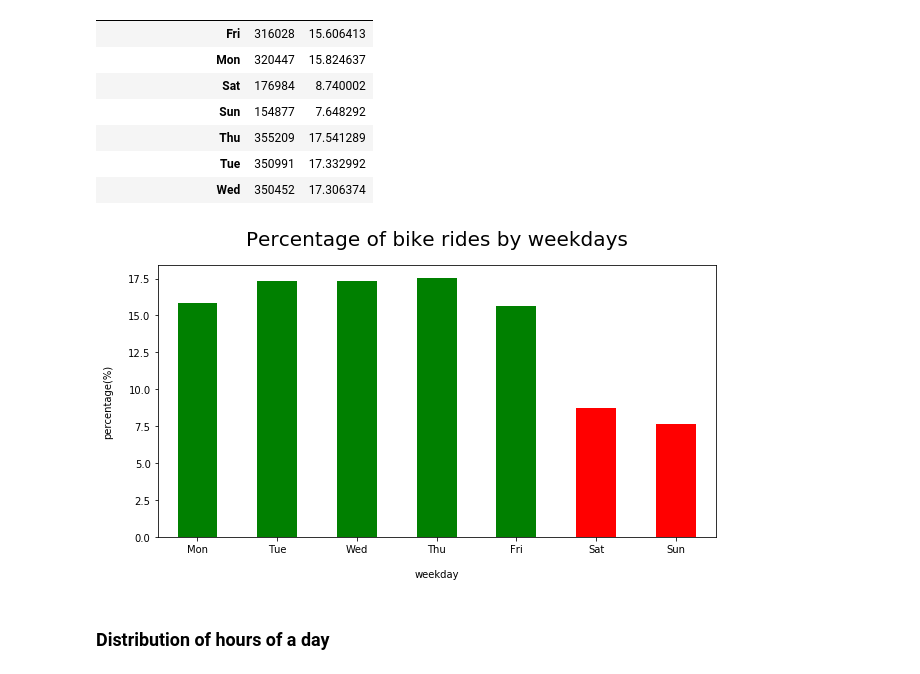
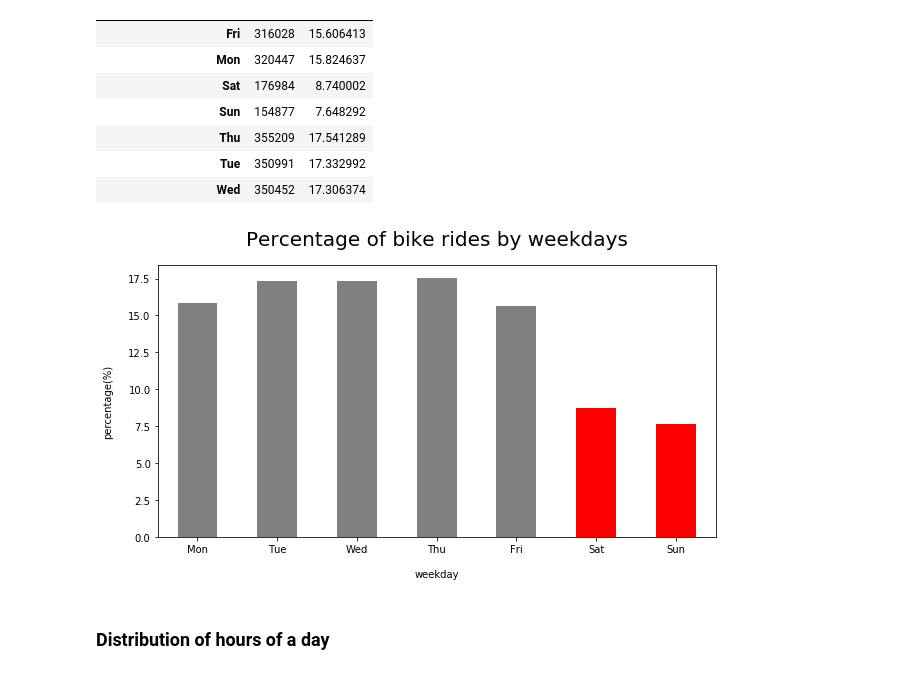
Before and after one commit to ponggolin/Communicate-Data-Findings, a Jupyter notebook: Exploration_Ford_GoBike.ipynb, the cells around one changed output. Drawn from its saved outputs; the diff is of its cells as text; code cells hidden in the pictures.

```diff
--- a/Exploration_Ford_GoBike.ipynb
+++ b/Exploration_Ford_GoBike.ipynb
@@ -411,14 +411,14 @@ trip_by_weekday_df
 weekday_index = ['Mon', 'Tue', 'Wed', 'Thu', 'Fri', 'Sat', 'Sun']
 # %%
 # Create a barchart based on different weekday.
-weekday_color = ['green', 'green', 'green', 'green', 'green', 'red', 'red'] # Show the weekend as red color.
+weekday_color = ['grey', 'grey', 'grey', 'grey', 'grey', 'red', 'red'] # Show the weekend as red color.
 trip_by_weekday_df.reindex(weekday_index)['perc'].plot(kind='bar', color=weekday_color, figsize=(10,5))
 plt.title('Percentage of bike rides by weekdays', fontsize=20, y=1.05)
 plt.xlabel('weekday', labelpad=15)
 plt.ylabel('percentage(%)', labelpad=15)
 plt.xticks(rotation=360);
 # %% [output]
-[figure, old version]
+[figure, new version]
 # %% [markdown]
 ### Distribution of hours of a day
 # %%
```
Also changed, not shown: parts of 7 cells of this notebook.
